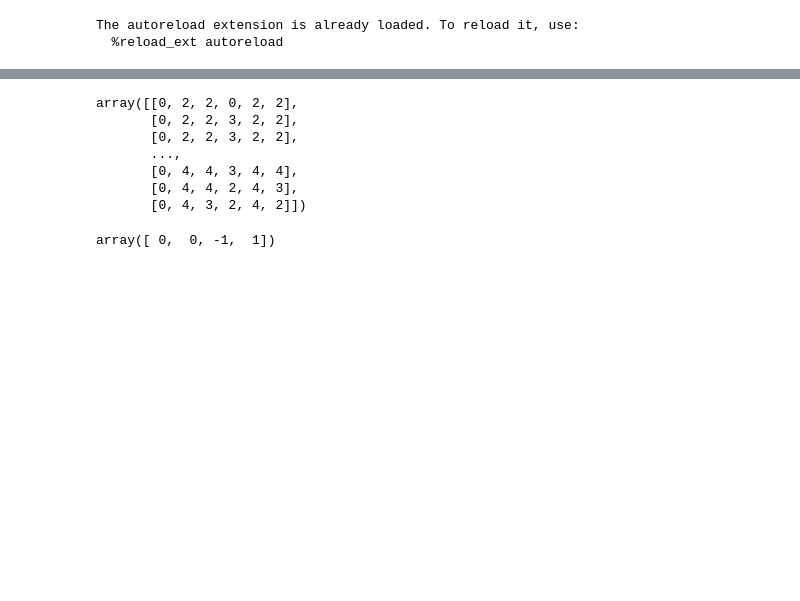
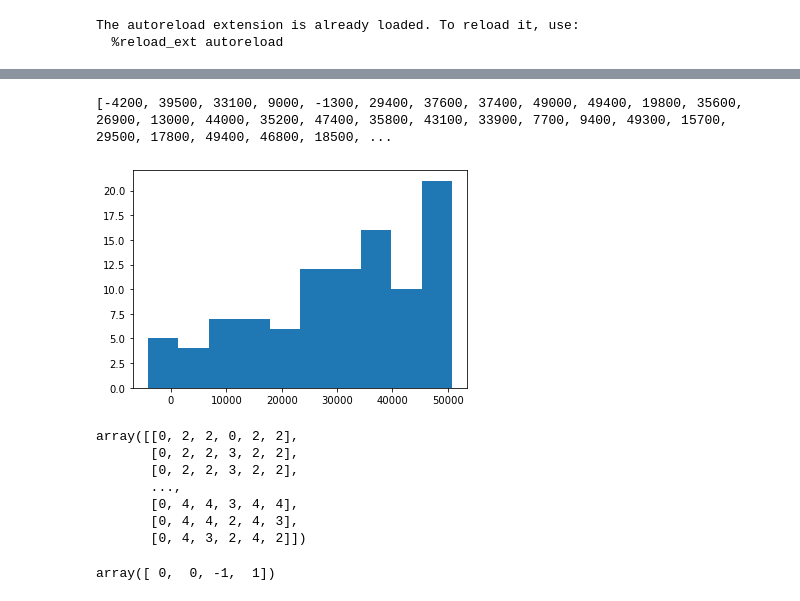
Before and after one commit to zd6/AA228_FinalProject, a Jupyter notebook: src/sandbox.ipynb, the cells around one changed output, grey strips where cells are left out. Drawn from its saved outputs; the diff is of its cells as text; code cells hidden in the pictures; blank space fills up the shorter version.

```diff
--- a/src/sandbox.ipynb
+++ b/src/sandbox.ipynb
@@ -11,3 +31,19 @@ The autoreload extension is already loaded. To reload it, use:
+# %%
+from gridDelivery import *
+env = GridDeliveryDQN()
+stat = []
+for trial in range(100):
+    cur_r = 0
+    env = GridDeliveryDQN()
+    for _ in range(1440):
+        s, action, reward, sp = env.step()
+        cur_r += reward
+    stat.append(cur_r)
+plt.hist(stat)
+print(stat)
+# %% [output]
+[-4200, 39500, 33100, 9000, -1300, 29400, 37600, 37400, 49000, 49400, 19800, 35600, 26900, 13000, 44000, 35200, 47400, 35800, 43100, 33900, 7700, 9400, 49300, 15700, 29500, 17800, 49400, 46800, 18500, ...
+[figure, added]
 # %%
 stat = np.loadtxt("VI/samples.txt")
 not_rush_samples = stat[np.where(stat[:,0] == 0)].astype(int)
```
Also changed, not shown: parts of 1 cell of this notebook, 11 other files.
